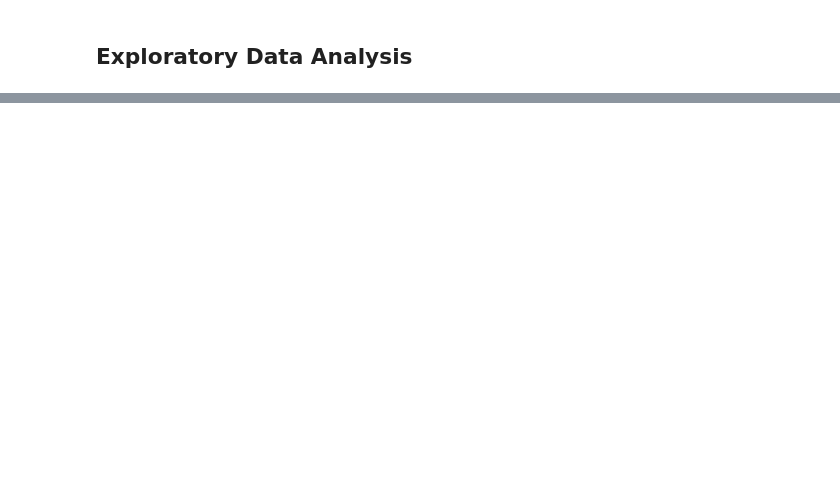
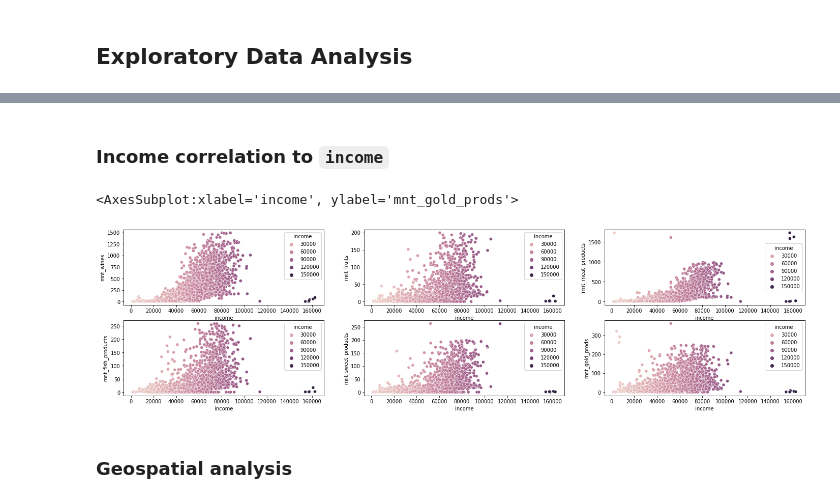
Before and after one commit to mr-emreerturk/Marketing-Analytics_EDA, a Jupyter notebook: notebook_eda.ipynb, the cells around one changed output, grey strips where cells are left out. Saved outputs shown, nothing was run; the diff lists cells and outputs as text; code cells hidden in the pictures; blank space fills up the shorter version.

```diff
--- a/notebook_eda.ipynb
+++ b/notebook_eda.ipynb
@@ -281,0 +301,14 @@ sns.histplot(data=df, x="year_birth")
+# %% [markdown]
+### Income correlation to `income`
+# %%
+fig, ax = plt.subplots(2,3,figsize=(24,6))
+
+sns.scatterplot(data=df, x="income", y="mnt_wines", hue="income", ax=ax[0,0])
+sns.scatterplot(data=df, x="income", y="mnt_fruits", hue="income", ax=ax[0,1])
+sns.scatterplot(data=df, x="income", y="mnt_meat_products", hue="income", ax=ax[0,2])
+sns.scatterplot(data=df, x="income", y="mnt_fish_products", hue="income", ax=ax[1,0])
+sns.scatterplot(data=df, x="income", y="mnt_sweet_products", hue="income", ax=ax[1,1])
+sns.scatterplot(data=df, x="income", y="mnt_gold_prods", hue="income", ax=ax[1,2])
+# %% [output]
+<AxesSubplot:xlabel='income', ylabel='mnt_gold_prods'>
+[figure, added]
@@ -281,0 +322,2 @@ sns.histplot(data=df, x="year_birth")
+# %% [markdown]
+### Geospatial analysis
```
Also changed, not shown: parts of 18 cells of this notebook.
